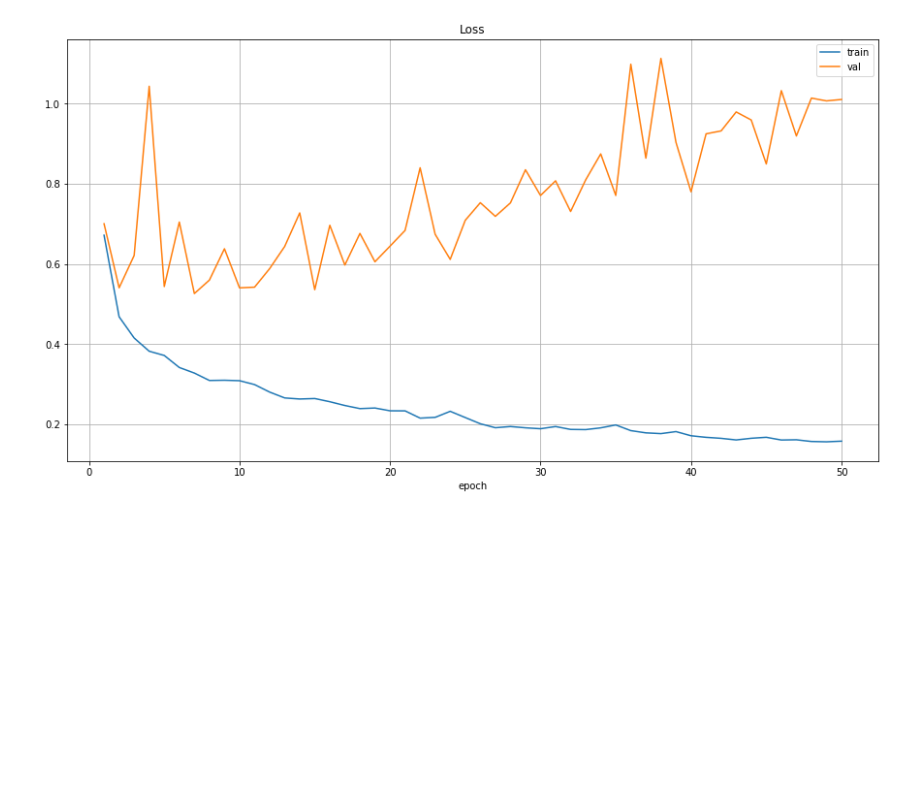
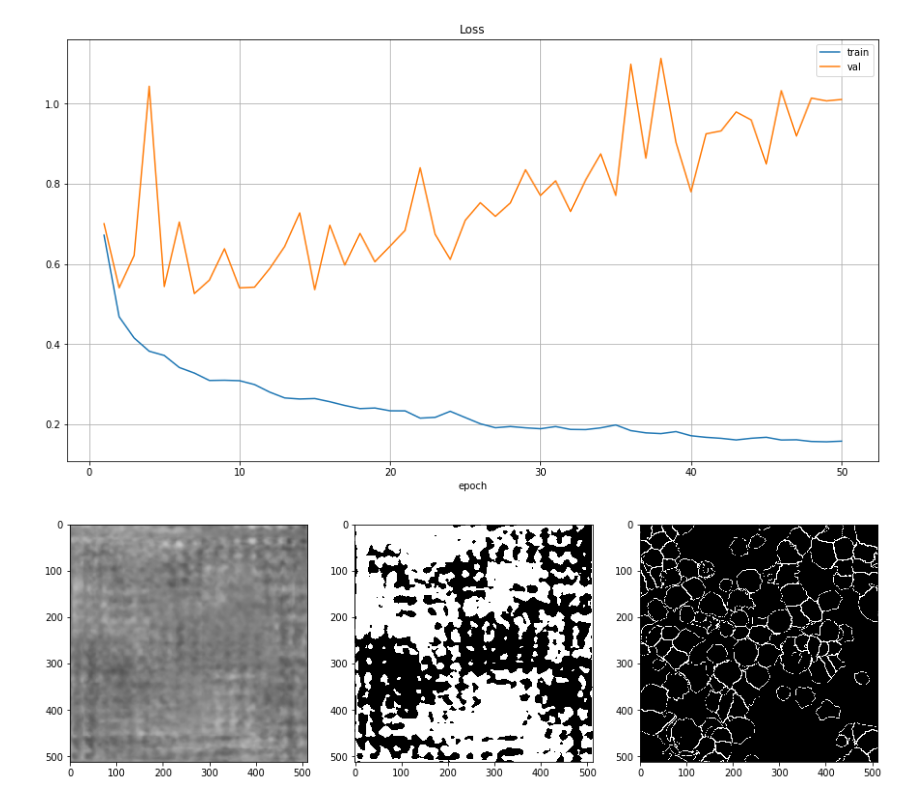
Before and after one commit to liviniuk/dl-course-skoltech, a Jupyter notebook: HW3/homework03_part1_both.ipynb, the cells around one changed output. Saved outputs shown, nothing was run; the diff lists cells and outputs as text; code cells hidden in the pictures; blank space fills up the shorter version.

```diff
--- a/HW3/homework03_part1_both.ipynb
+++ b/HW3/homework03_part1_both.ipynb
@@ -347,6 +350,25 @@ def train_model(model, criterion, optimizer, scheduler, num_epochs=10, return_la
     if return_last == False:
         model.load_state_dict(best_model_wts)
     return model
+# %%
+# Visualization: (predicted mask probabilities, predicted mask, ground truth)
+# i - index of validation sample to use
+def maskshow(i=0, PSP=False):
+    inp, mask = datasets['val'][i]
+    out = net(inp.to(device)[None,...])
+    if PSP == True:
+        out = out[0]
+
+    mask_pred = out[0,0].detach().sigmoid().cpu().numpy()
+    mask = mask[0].cpu().numpy()
+
+    plt.figure(figsize=(15,5))
+    plt.subplot(1,3,1)
+    plt.imshow(mask_pred, 'gray', vmax=1, vmin=0)
+    plt.subplot(1,3,2)
+    plt.imshow(mask_pred.round(), 'gray', vmax=1, vmin=0)
+    plt.subplot(1,3,3)
+    plt.imshow(mask, 'gray', vmax=1, vmin=0)
 # %%
 device = torch.device("cuda:0")
 # device = torch.device("cpu")
@@ -360,23 +382,6 @@ criterion = nn.BCEWithLogitsLoss(pos_weight=torch.tensor(.961 / .039, dtype=torc
 optimizer = optim.SGD(net.parameters(), lr=.01, momentum=0.9, weight_decay=0.0005)
 
 scheduler = optim.lr_scheduler.StepLR(optimizer, step_size=20, gamma=0.1)
-# %%
-# Visualization: (predicted mask probabilities, predicted mask, ground truth)
-# i - index of validation sample to use
-def maskshow(i=0):
-    inp, mask = datasets['val'][i]
-    out = net(inp.to(device)[None,...])
-
-    mask_pred = out[0,0].detach().sigmoid().cpu().numpy()
-    mask = mask[0].cpu().numpy()
-
-    plt.figure(figsize=(15,5))
-    plt.subplot(1,3,1)
-    plt.imshow(mask_pred, 'gray', vmax=1, vmin=0)
-    plt.subplot(1,3,2)
-    plt.imshow(mask_pred.round(), 'gray', vmax=1, vmin=0)
-    plt.subplot(1,3,3)
-    plt.imshow(mask, 'gray', vmax=1, vmin=0)
 # %%
 # Network output before training
 maskshow()
@@ -438,0 +925,5 @@ loss_history = {'train': list(loss_history_np[:,0]), 'val': list(loss_history_np
+# %%
+# Network output before training
+maskshow(0, PSP=True)
+# %% [output]
+[figure, added]
```
Also changed, not shown: parts of 11 cells of this notebook.
